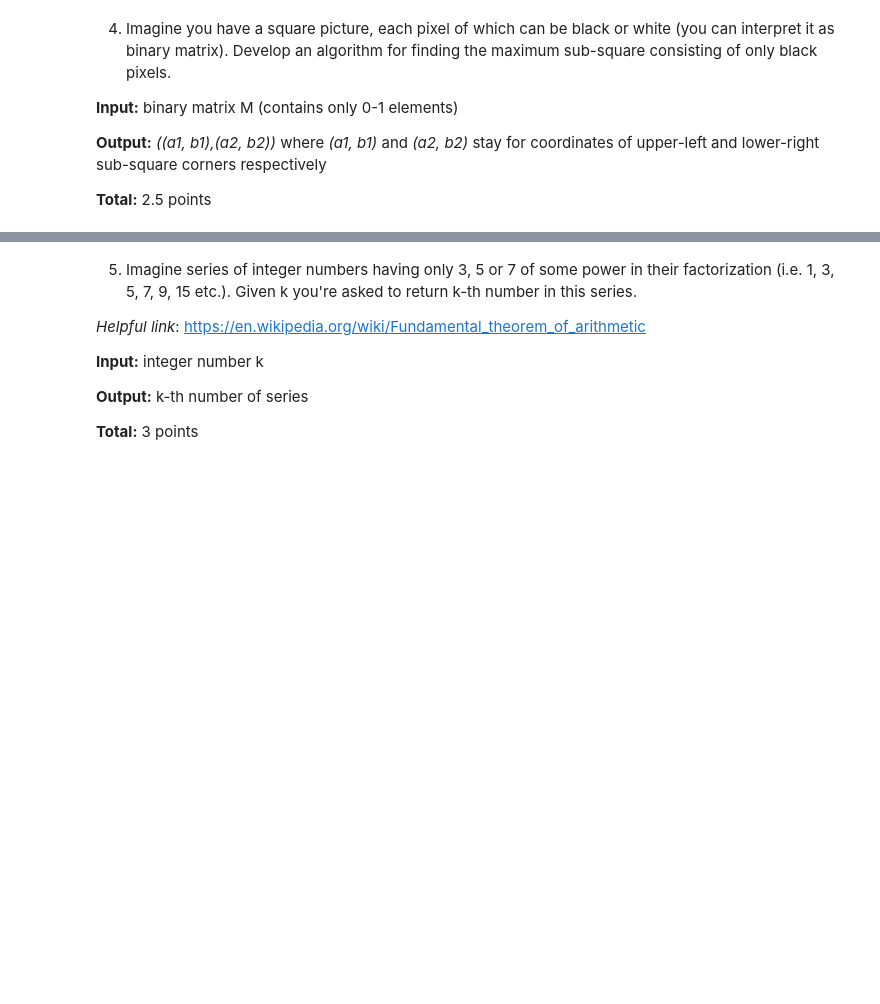
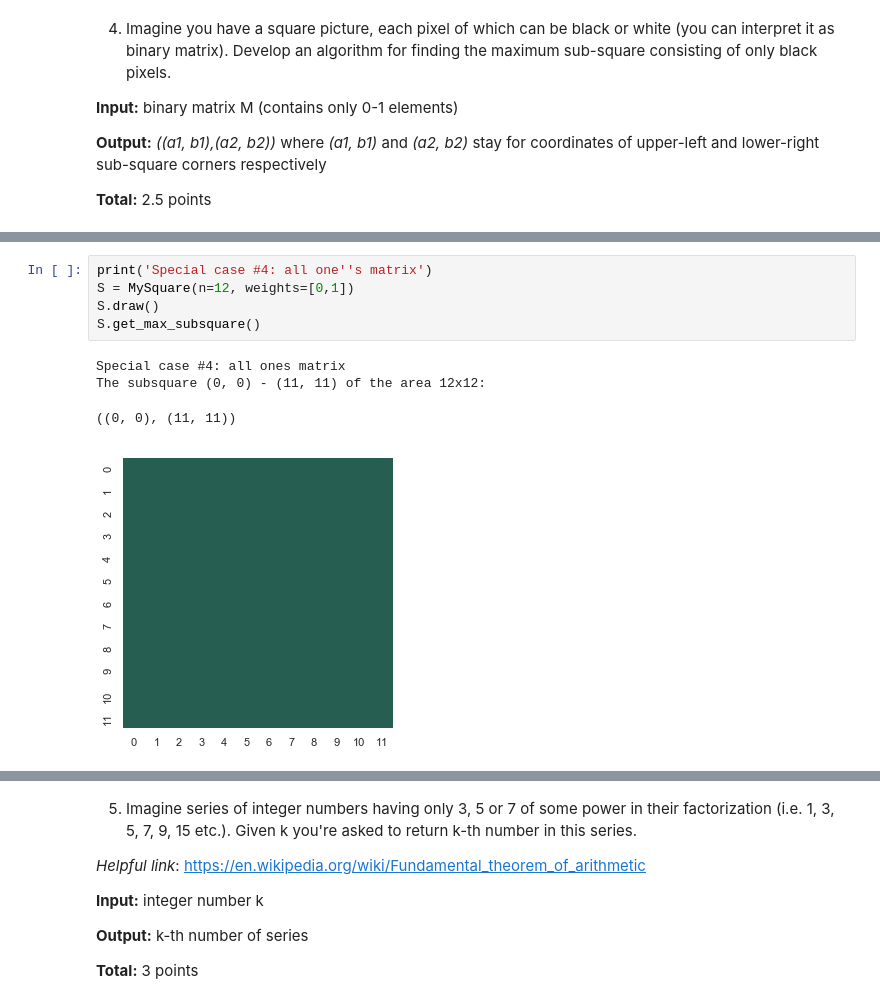
Before and after one commit to ddonetskov/masna, a Jupyter notebook: Statistical Learning Theory/HW SLT.ipynb, the cells around one changed output, grey strips where cells are left out. Drawn from its saved outputs; the diff is of its cells as text; blank space fills up the shorter version.

```diff
--- a/Statistical Learning Theory/HW SLT.ipynb
+++ b/Statistical Learning Theory/HW SLT.ipynb
@@ -180,0 +601,10 @@ Generated the matrix of the shape (20, 29) with 49 (8.45 pct) zero elements
+# %%
+print('Special case #4: all one''s matrix')
+S = MySquare(n=12, weights=[0,1])
+S.draw()
+S.get_max_subsquare()
+# %% [output]
+Special case #4: all ones matrix
+The subsquare (0, 0) - (11, 11) of the area 12x12:
+((0, 0), (11, 11))
+[figure, added]
```
Also changed, not shown: parts of 48 cells of this notebook.
